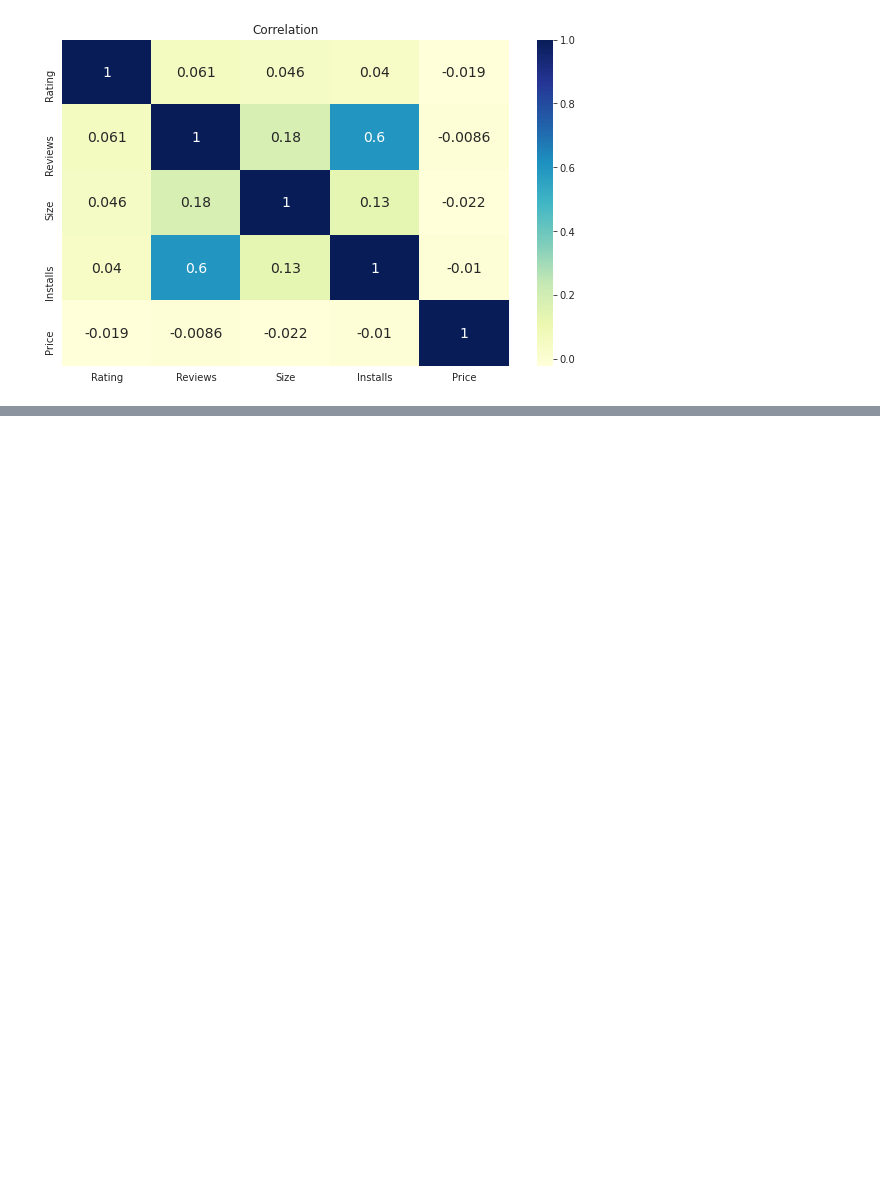
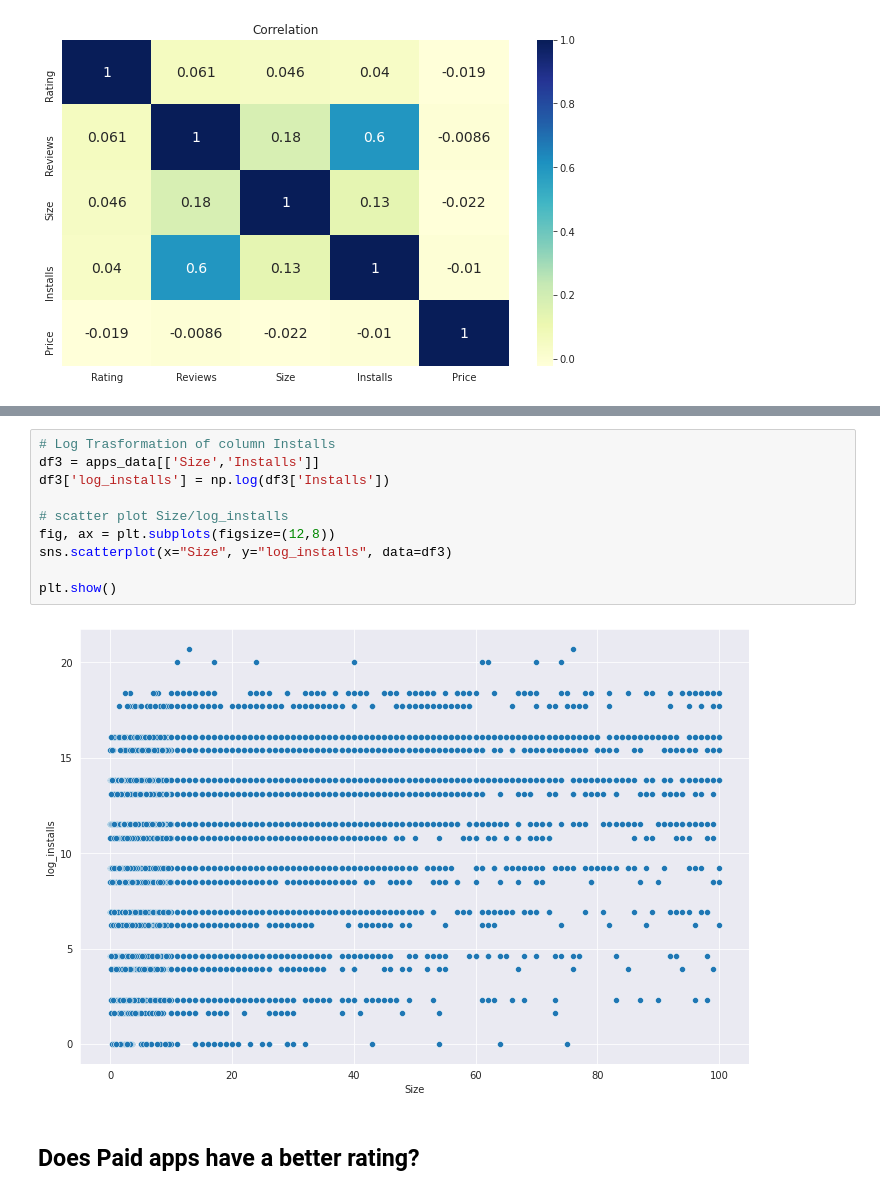
Before and after one commit to Swapnil-417/Play-Store-App-Review-Analysis, a Jupyter notebook: Play_Store_App_Review_Analysis_Capstone_Project.ipynb, the cells around one changed output, grey strips where cells are left out. Cells and saved outputs as stored; diff of their text form; blank space fills up the shorter version.

```diff
--- a/Play_Store_App_Review_Analysis_Capstone_Project.ipynb
+++ b/Play_Store_App_Review_Analysis_Capstone_Project.ipynb
@@ -377,0 +398,14 @@ plt.show()
+# %%
+# Log Trasformation of column Installs
+df3 = apps_data[['Size','Installs']]
+df3['log_installs'] = np.log(df3['Installs'])
+
+# scatter plot Size/log_installs
+fig, ax = plt.subplots(figsize=(12,8))
+sns.scatterplot(x="Size", y="log_installs", data=df3)
+
+plt.show()
+# %% [output]
+[figure, added]
+# %% [markdown]
+## **Does Paid apps have a better rating?**
```
Also changed, not shown: parts of 7 cells of this notebook.
